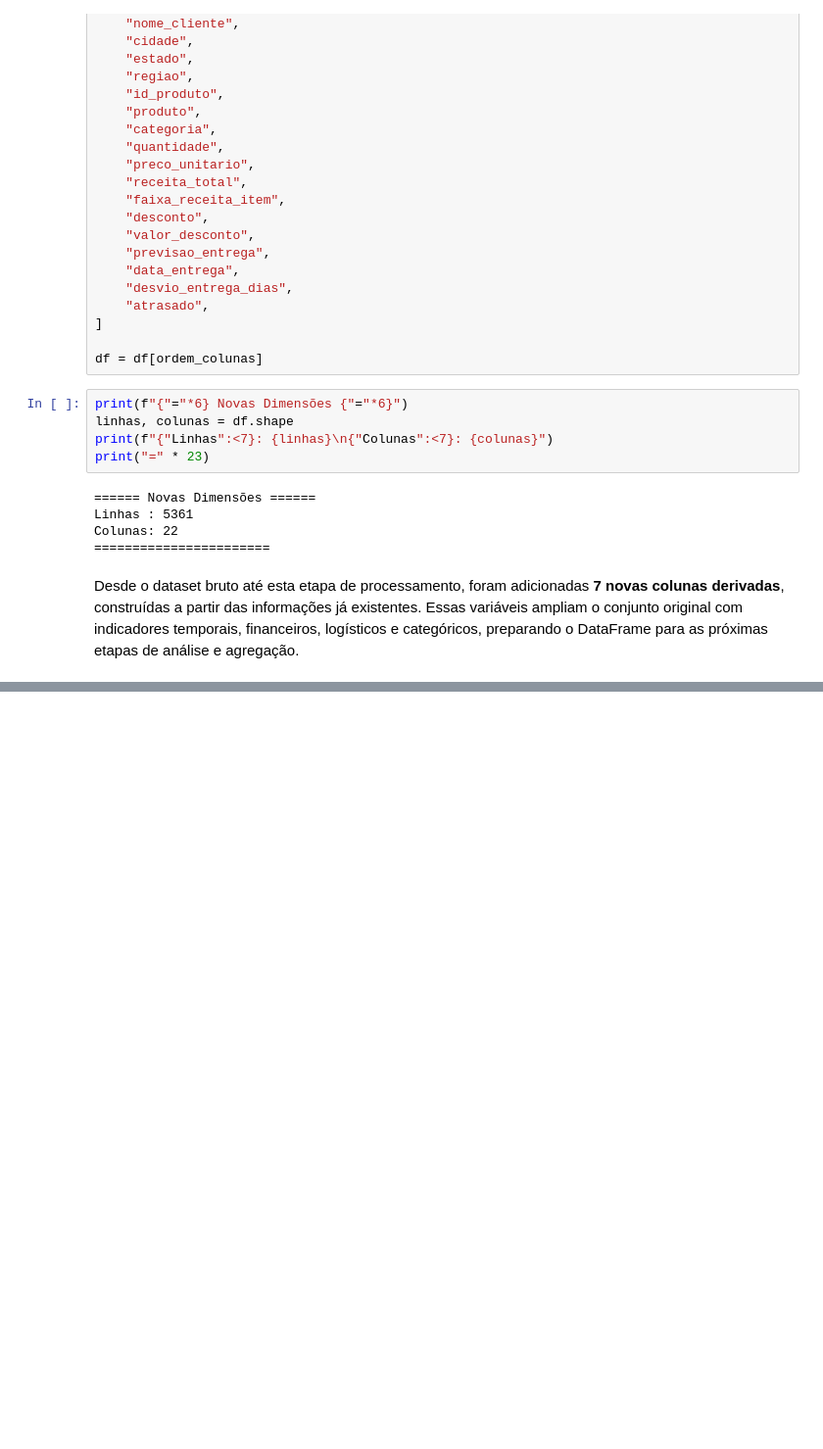
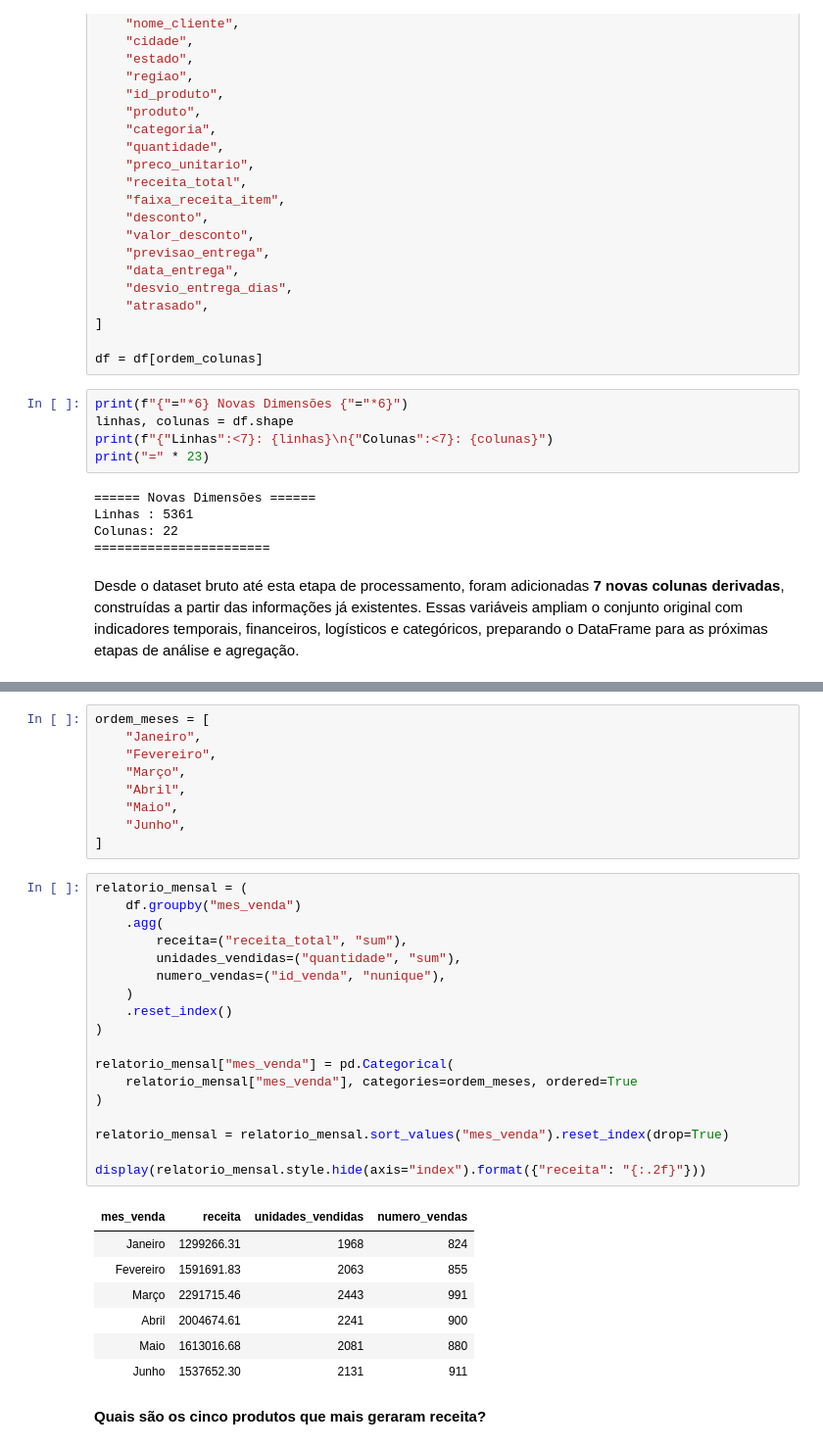
Before and after one commit to CorreaBrunoMiguel/sales-insight-py, a Jupyter notebook: notebooks/sales_insight.ipynb, the cells around one changed output, grey strips where cells are left out. Shown at 98% size. Drawn from its saved outputs; the diff is of its cells as text; blank space fills up the shorter version.

```diff
--- a/notebooks/sales_insight.ipynb
+++ b/notebooks/sales_insight.ipynb
@@ -766,0 +795,37 @@ print(f"CSV salvo: ", pasta_processed)
+# %%
+ordem_meses = [
+    "Janeiro",
+    "Fevereiro",
+    "Março",
+    "Abril",
+    "Maio",
+    "Junho",
+]
+# %%
+relatorio_mensal = (
+    df.groupby("mes_venda")
+    .agg(
+        receita=("receita_total", "sum"),
+        unidades_vendidas=("quantidade", "sum"),
+        numero_vendas=("id_venda", "nunique"),
+    )
+    .reset_index()
+)
+
+relatorio_mensal["mes_venda"] = pd.Categorical(
+    relatorio_mensal["mes_venda"], categories=ordem_meses, ordered=True
+)
+
+relatorio_mensal = relatorio_mensal.sort_values("mes_venda").reset_index(drop=True)
+
+display(relatorio_mensal.style.hide(axis="index").format({"receita": "{:.2f}"}))
+# %% [output]
+| mes_venda | receita | unidades_vendidas | numero_vendas |
+| Janeiro | 1299266.31 | 1968 | 824 |
+| Fevereiro | 1591691.83 | 2063 | 855 |
+| Março | 2291715.46 | 2443 | 991 |
+| Abril | 2004674.61 | 2241 | 900 |
+| Maio | 1613016.68 | 2081 | 880 |
+| Junho | 1537652.30 | 2131 | 911 |
+# %% [markdown]
+**Quais são os cinco produtos que mais geraram receita?**
```
Also changed, not shown: parts of 13 cells of this notebook.
